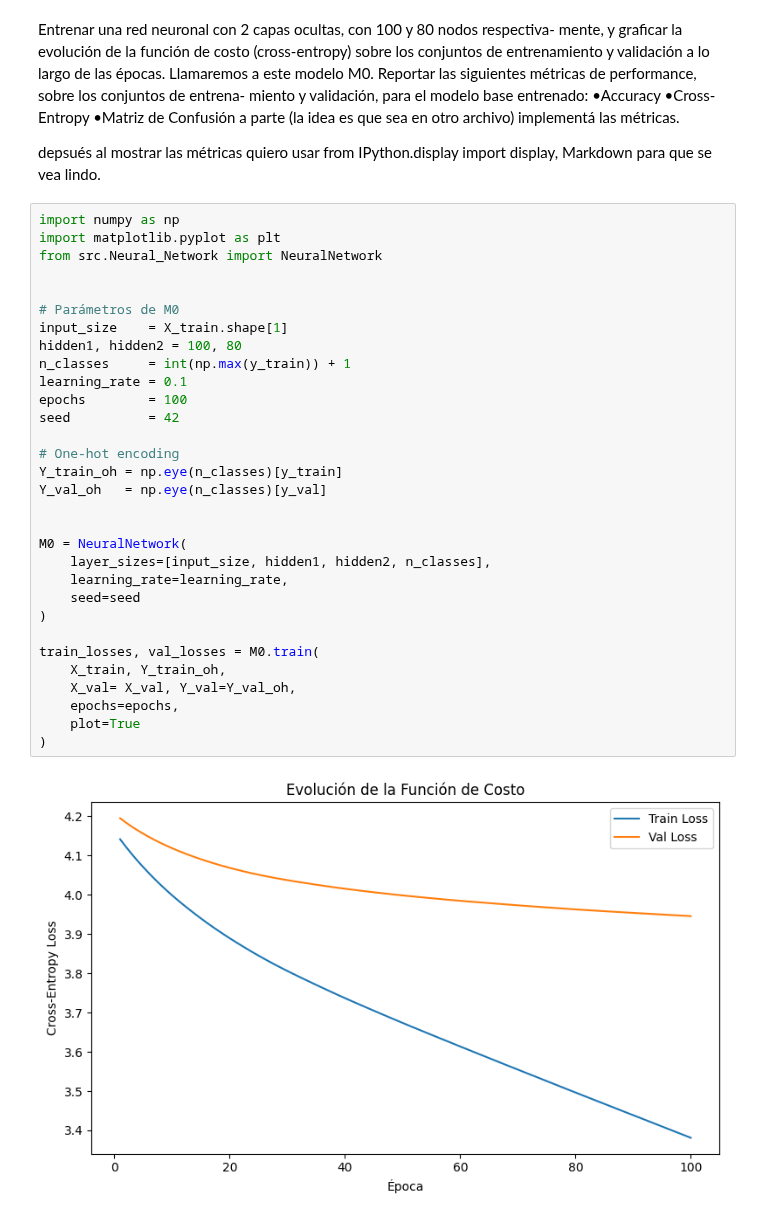
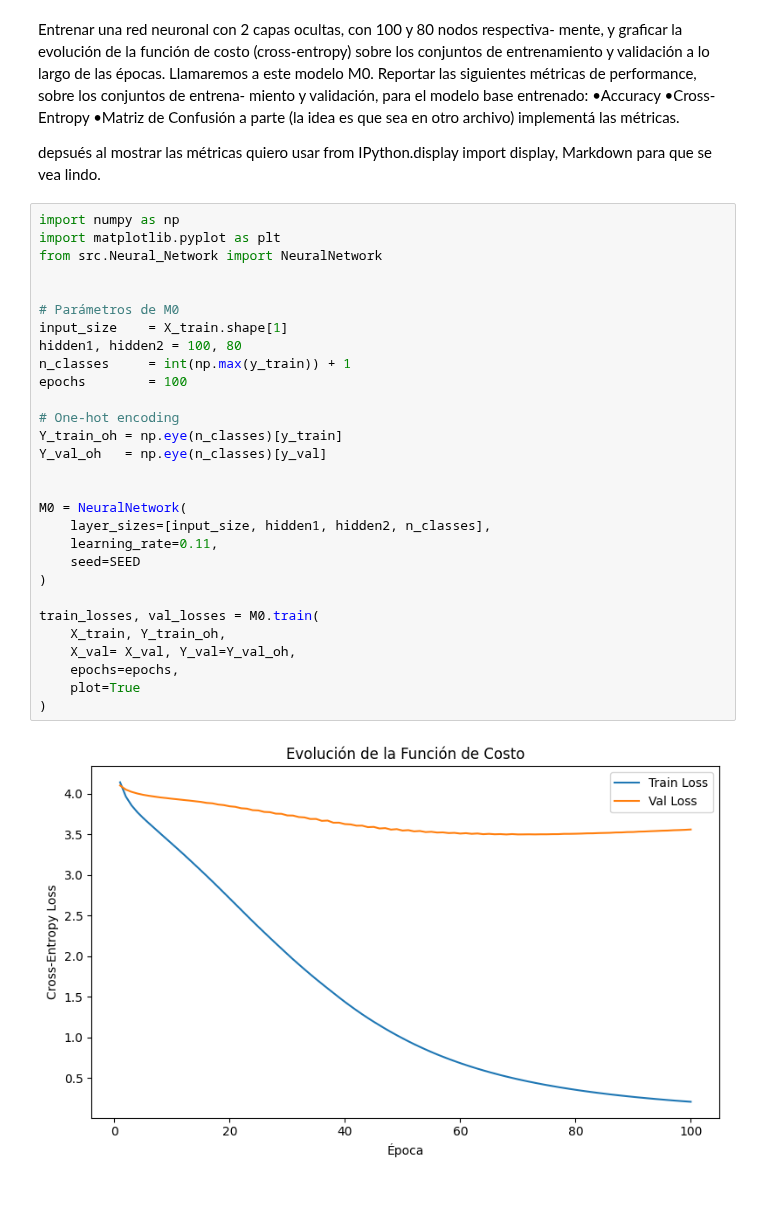
Before and after one commit to anatissera/Machine-Learning-Deep-Learning, a Jupyter notebook: Tissera_AnaPaula_TP3/Tissera_AnaPaula_Notebook_TP3.ipynb, the cells around one changed output. Cells and saved outputs as stored; diff of their text form.

```diff
--- a/Tissera_AnaPaula_TP3/Tissera_AnaPaula_Notebook_TP3.ipynb
+++ b/Tissera_AnaPaula_TP3/Tissera_AnaPaula_Notebook_TP3.ipynb
@@ -142,36 +142,34 @@ depsués al mostrar las métricas quiero usar from IPython.display import displa
 # %%
 import numpy as np
 import matplotlib.pyplot as plt
 from src.Neural_Network import NeuralNetwork
 
 
 # Parámetros de M0
 input_size    = X_train.shape[1]
 hidden1, hidden2 = 100, 80
 n_classes     = int(np.max(y_train)) + 1
-learning_rate = 0.1
 epochs        = 100
-seed          = 42
 
 # One-hot encoding
 Y_train_oh = np.eye(n_classes)[y_train]
 Y_val_oh   = np.eye(n_classes)[y_val]
 
 
 M0 = NeuralNetwork(
     layer_sizes=[input_size, hidden1, hidden2, n_classes],
-    learning_rate=learning_rate,
-    seed=seed
+    learning_rate=0.11,
+    seed=SEED
 )
 
 train_losses, val_losses = M0.train(
     X_train, Y_train_oh,
     X_val= X_val, Y_val=Y_val_oh,
     epochs=epochs,
     plot=True
 )
 # %% [output]
-[figure, old version]
+[figure, new version]
 # %%
 
 from src.metrics import Metrics  # importa la clase que guardaste en metrics.py
```
Also changed, not shown: parts of 1 cell of this notebook, 1 other file.
